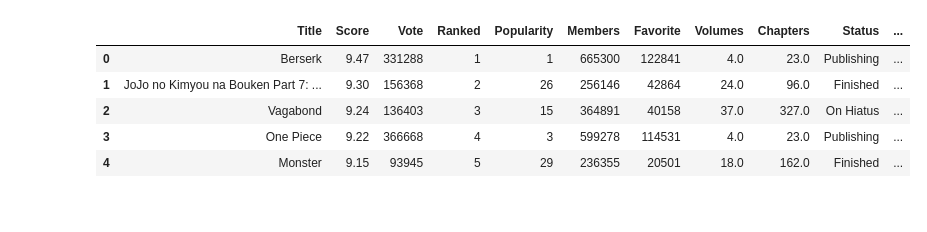
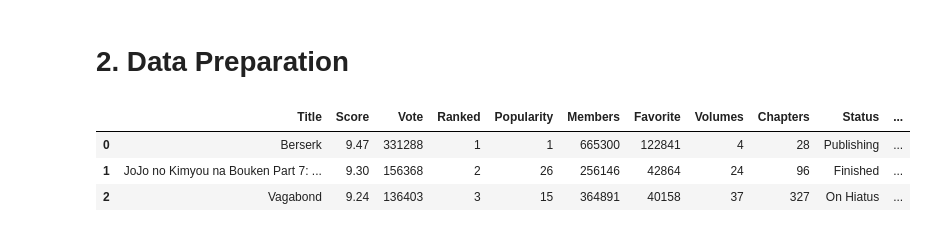
Before and after one commit to duongtruongbinh/IntroDS_FinalProject, a Jupyter notebook: src/Data_Modelling.ipynb, the cells around one changed output. Drawn from its saved outputs; the diff is of its cells as text; code cells hidden in the pictures.

Commit message:
Demo data modelling

```diff
--- a/src/Data_Modelling.ipynb
+++ b/src/Data_Modelling.ipynb
@@ -1,3 +18,5 @@
+# %% [markdown]
+# 2. Data Preparation <a class="anchor" id="2"></a>
 # %%
 import numpy as np
 import pandas as pd
@@ -6,10 +26,8 @@ import seaborn as sns
 # %%
 manga_df = pd.read_csv('../data/processed_comic.csv')
-manga_df.head()
+manga_df.head(3)
 # %% [output]
 |  | Title | Score | Vote | Ranked | Popularity | Members | Favorite | Volumes | Chapters | Status | ... |
-| 0 | Berserk | 9.47 | 331288 | 1 | 1 | 665300 | 122841 | 4.0 | 23.0 | Publishing | ... |
-| 1 | JoJo no Kimyou na Bouken Part 7: ... | 9.30 | 156368 | 2 | 26 | 256146 | 42864 | 24.0 | 96.0 | Finished | ... |
-| 2 | Vagabond | 9.24 | 136403 | 3 | 15 | 364891 | 40158 | 37.0 | 327.0 | On Hiatus | ... |
-| 3 | One Piece | 9.22 | 366668 | 4 | 3 | 599278 | 114531 | 4.0 | 23.0 | Publishing | ... |
-| 4 | Monster | 9.15 | 93945 | 5 | 29 | 236355 | 20501 | 18.0 | 162.0 | Finished | ... |
+| 0 | Berserk | 9.47 | 331288 | 1 | 1 | 665300 | 122841 | 4 | 28 | Publishing | ... |
+| 1 | JoJo no Kimyou na Bouken Part 7: ... | 9.30 | 156368 | 2 | 26 | 256146 | 42864 | 24 | 96 | Finished | ... |
+| 2 | Vagabond | 9.24 | 136403 | 3 | 15 | 364891 | 40158 | 37 | 327 | On Hiatus | ... |
```
Also changed, not shown: parts of 22 cells of this notebook, 1 other file.
